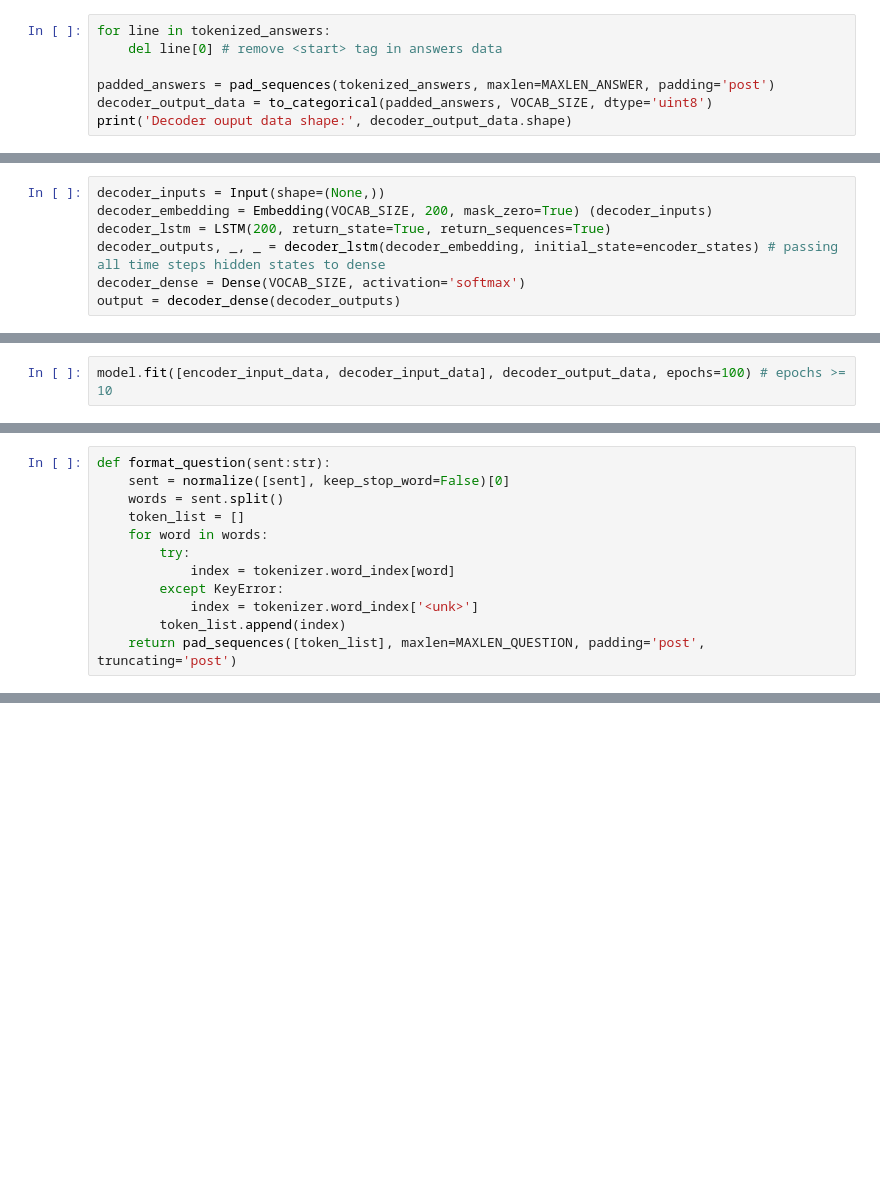
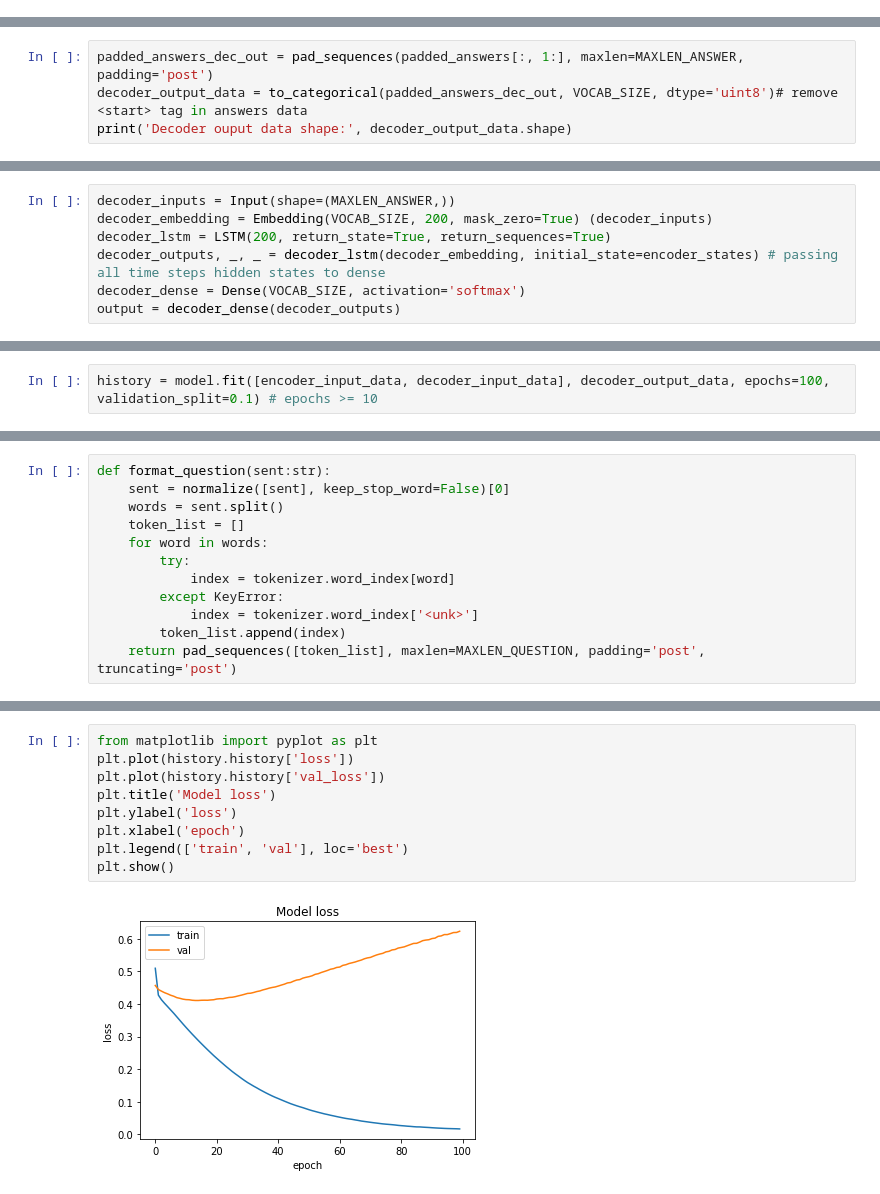
Before and after one commit to nhmt120/vietnamese-question-answering, a Jupyter notebook: seq2seq.ipynb, the cells around one changed output, grey strips where cells are left out. Saved outputs shown, nothing was run; the diff lists cells and outputs as text; blank space fills up the shorter version.

Commit message:
Update with valition_split and plot.

```diff
--- a/seq2seq.ipynb
+++ b/seq2seq.ipynb
@@ -167,10 +174,3 @@ print('Max length of decoder input data:', MAXLEN_ANSWER)
 # %% [output]
 Decoder input data shape: (5379, 113)
 Max length of decoder input data: 113
-# %%
-for line in tokenized_answers:
-    del line[0] # remove <start> tag in answers data
-
-padded_answers = pad_sequences(tokenized_answers, maxlen=MAXLEN_ANSWER, padding='post')
-decoder_output_data = to_categorical(padded_answers, VOCAB_SIZE, dtype='uint8')
-print('Decoder ouput data shape:', decoder_output_data.shape)
@@ -178,0 +177,4 @@ Decoder ouput data shape: (5379, 113, 5133)
+# %%
+padded_answers_dec_out = pad_sequences(padded_answers[:, 1:], maxlen=MAXLEN_ANSWER, padding='post')
+decoder_output_data = to_categorical(padded_answers_dec_out, VOCAB_SIZE, dtype='uint8')# remove <start> tag in answers data
+print('Decoder ouput data shape:', decoder_output_data.shape)
@@ -197,5 +190,5 @@ To enable them in other operations, rebuild TensorFlow with the appropriate comp
 # %%
-decoder_inputs = Input(shape=(None,))
+decoder_inputs = Input(shape=(MAXLEN_ANSWER,))
 decoder_embedding = Embedding(VOCAB_SIZE, 200, mask_zero=True) (decoder_inputs)
 decoder_lstm = LSTM(200, return_state=True, return_sequences=True)
 decoder_outputs, _, _ = decoder_lstm(decoder_embedding, initial_state=encoder_states) # passing all time steps hidden states to dense
@@ -226,5 +219,5 @@ ________________________________________________________________________________
 None
 [figure]
 # %%
-model.fit([encoder_input_data, decoder_input_data], decoder_output_data, epochs=100) # epochs >= 10
+history = model.fit([encoder_input_data, decoder_input_data], decoder_output_data, epochs=100, validation_split=0.1) # epochs >= 10
 # %% [output]
@@ -350,0 +339,11 @@ A: Mình thích chơi đá bóng và billard
+# %%
+from matplotlib import pyplot as plt
+plt.plot(history.history['loss'])
+plt.plot(history.history['val_loss'])
+plt.title('Model loss')
+plt.ylabel('loss')
+plt.xlabel('epoch')
+plt.legend(['train', 'val'], loc='best')
+plt.show()
+# %% [output]
+[figure, added]
```
Also changed, not shown: parts of 12 cells of this notebook.
